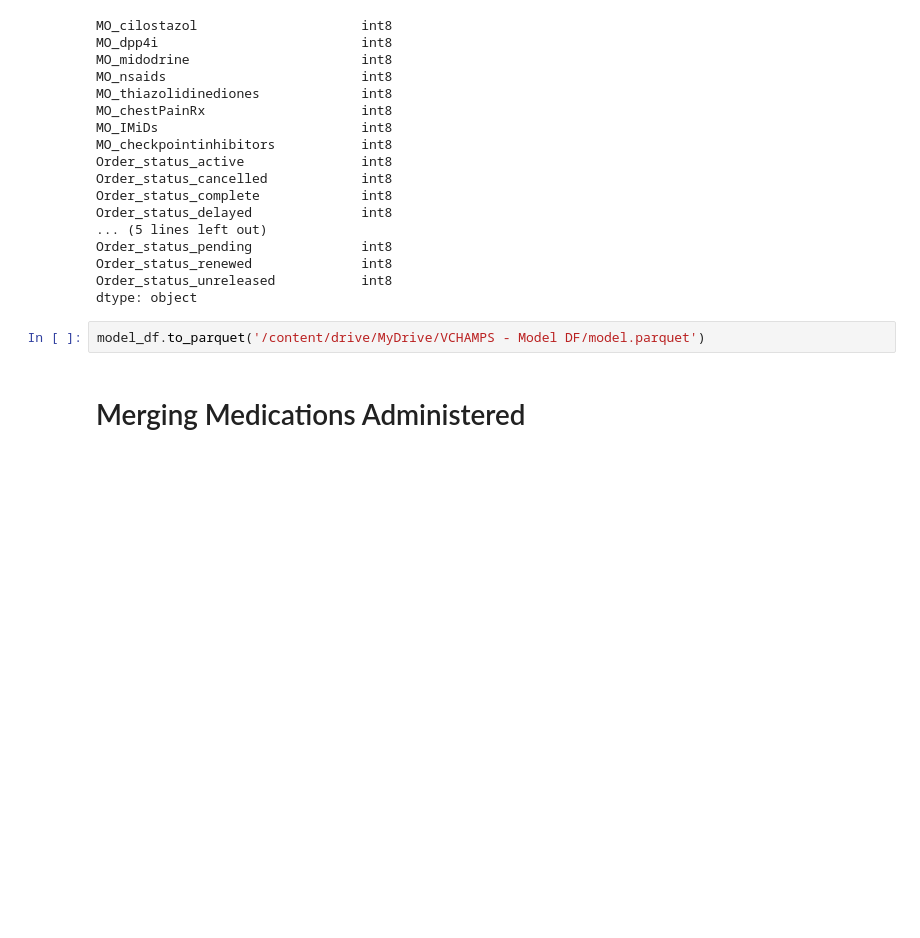
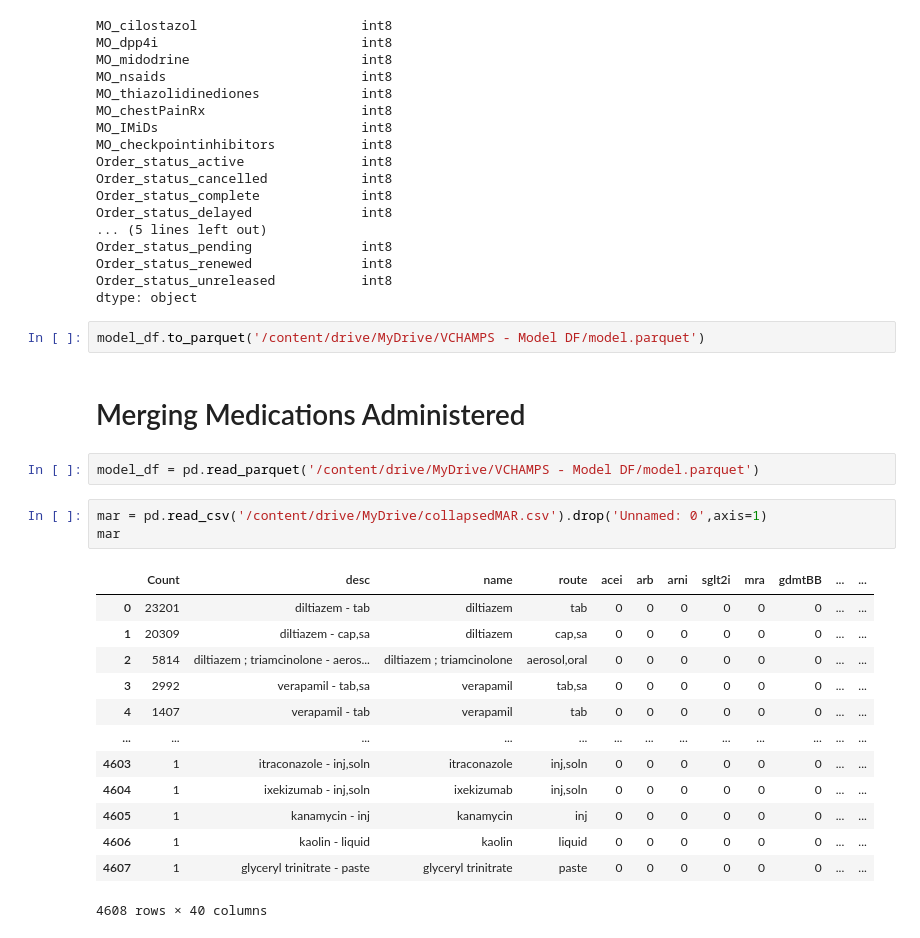
Before and after one commit to victormurcia/VCHAMPS, a Jupyter notebook: VCHAMPS_Model_Preparation.ipynb, the cells around one changed output. Drawn from its saved outputs; the diff is of its cells as text; blank space fills up the shorter version.

```diff
--- a/VCHAMPS_Model_Preparation.ipynb
+++ b/VCHAMPS_Model_Preparation.ipynb
@@ -1079,6 +1027,25 @@ dtype: object
 model_df.to_parquet('/content/drive/MyDrive/VCHAMPS - Model DF/model.parquet')
 # %% [markdown]
 # Merging Medications Administered
+# %%
+model_df = pd.read_parquet('/content/drive/MyDrive/VCHAMPS - Model DF/model.parquet')
+# %%
+mar = pd.read_csv('/content/drive/MyDrive/collapsedMAR.csv').drop('Unnamed: 0',axis=1)
+mar
+# %% [output]
+|  | Count | desc | name | route | acei | arb | arni | sglt2i | mra | gdmtBB | ... | ... |
+| 0 | 23201 | diltiazem - tab | diltiazem | tab | 0 | 0 | 0 | 0 | 0 | 0 | ... | ... |
+| 1 | 20309 | diltiazem - cap,sa | diltiazem | cap,sa | 0 | 0 | 0 | 0 | 0 | 0 | ... | ... |
+| 2 | 5814 | diltiazem ; triamcinolone - aeros... | diltiazem ; triamcinolone | aerosol,oral | 0 | 0 | 0 | 0 | 0 | 0 | ... | ... |
+| 3 | 2992 | verapamil - tab,sa | verapamil | tab,sa | 0 | 0 | 0 | 0 | 0 | 0 | ... | ... |
+| 4 | 1407 | verapamil - tab | verapamil | tab | 0 | 0 | 0 | 0 | 0 | 0 | ... | ... |
+| ... | ... | ... | ... | ... | ... | ... | ... | ... | ... | ... | ... | ... |
+| 4603 | 1 | itraconazole - inj,soln | itraconazole | inj,soln | 0 | 0 | 0 | 0 | 0 | 0 | ... | ... |
+| 4604 | 1 | ixekizumab - inj,soln | ixekizumab | inj,soln | 0 | 0 | 0 | 0 | 0 | 0 | ... | ... |
+| 4605 | 1 | kanamycin - inj | kanamycin | inj | 0 | 0 | 0 | 0 | 0 | 0 | ... | ... |
+| 4606 | 1 | kaolin - liquid | kaolin | liquid | 0 | 0 | 0 | 0 | 0 | 0 | ... | ... |
+| 4607 | 1 | glyceryl trinitrate - paste | glyceryl trinitrate | paste | 0 | 0 | 0 | 0 | 0 | 0 | ... | ... |
+4608 rows × 40 columns
 # %%
 medications_administered  = pd.read_parquet(rearranged_file_paths[6])
 #Drop datetime columns
```
Also changed, not shown: parts of 44 cells of this notebook.
